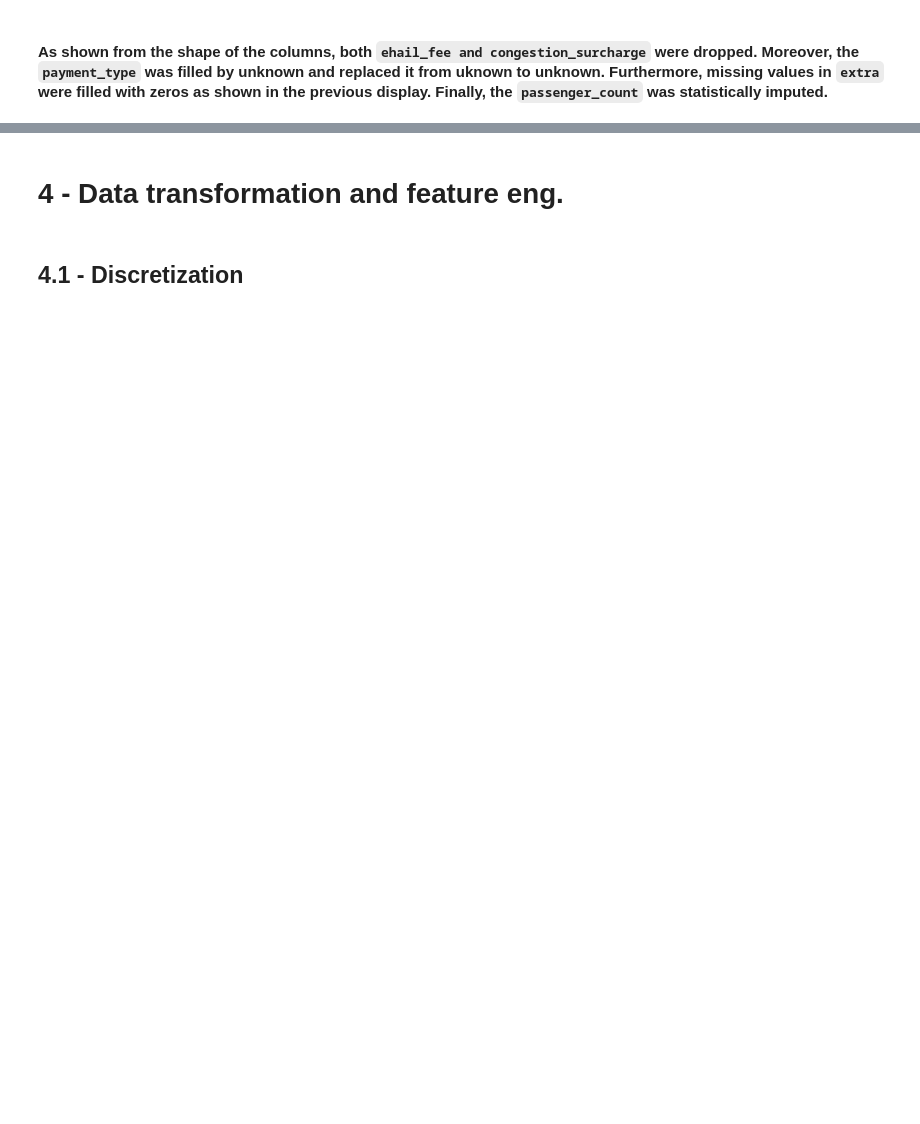
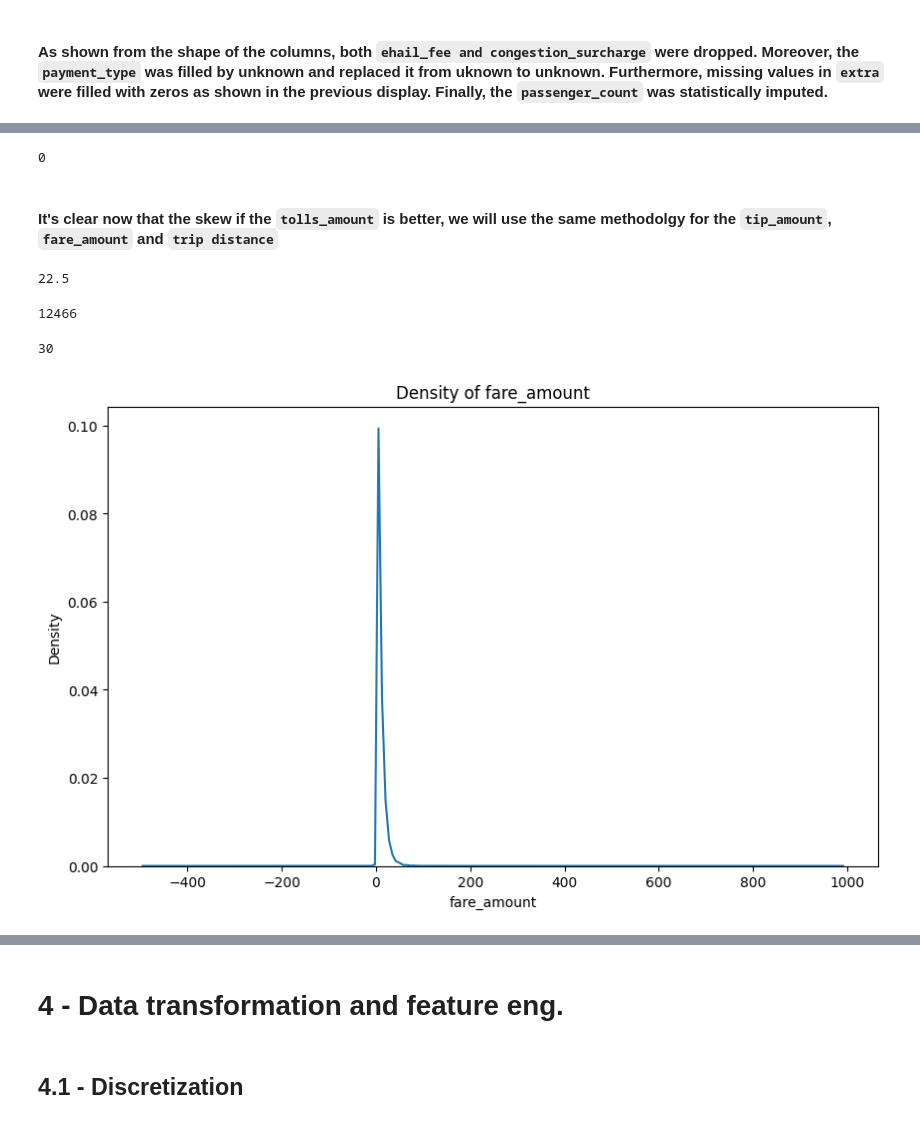
Before and after one commit to OmarMoataz19/Data-Engineering, a Jupyter notebook: Milestone 1/template.ipynb, the cells around one changed output, grey strips where cells are left out. Saved outputs shown, nothing was run; the diff lists cells and outputs as text; code cells hidden in the pictures; blank space fills up the shorter version.

```diff
--- a/Milestone 1/template.ipynb
+++ b/Milestone 1/template.ipynb
@@ -778,0 +1231,24 @@ df_copy["passenger_count"] = df_copy["passenger_count"].astype(int)
+# %%
+# clear after we handled the tolls outliers we still kept the data consistent.
+count_mismatch = count_mismatch_rows(df_copy, ['extra', 'mta_tax', 'tolls_amount','improvement_surcharge','fare_amount','tip_amount'], 'total_amount')
+display(count_mismatch)
+# %% [output]
+0
+# %% [markdown]
+#### It's clear now that the skew if the `tolls_amount` is better, we will use the same methodolgy for the `tip_amount`, `fare_amount` and `trip distance`
+# %%
+df_copy['fare_amount'].quantile(0.90)
+# %% [output]
+22.5
+# %%
+(df_copy['fare_amount']>50).sum()
+# %% [output]
+12466
+# %%
+(df_copy['fare_amount']<-70).sum()
+# %% [output]
+30
+# %%
+plot_density(df_copy, 'fare_amount')
+# %% [output]
+[figure, added]
```
Also changed, not shown: parts of 107 cells of this notebook.
